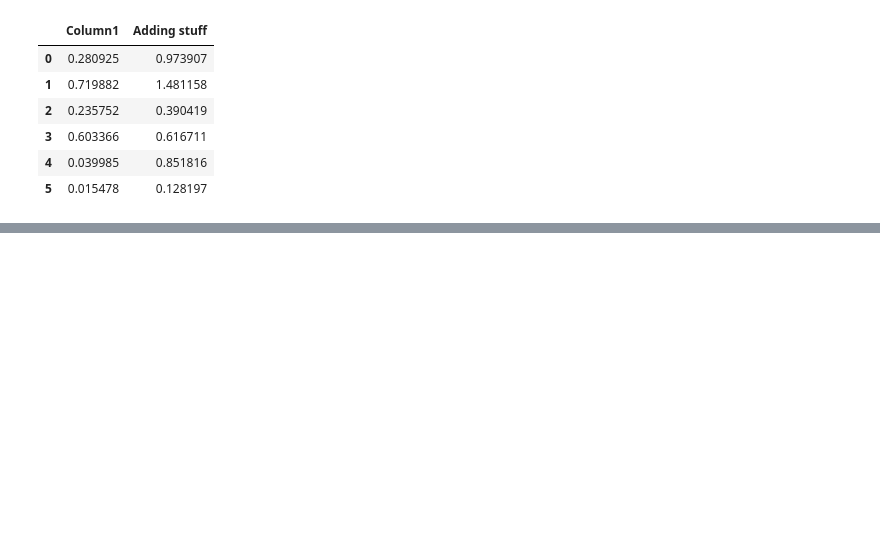
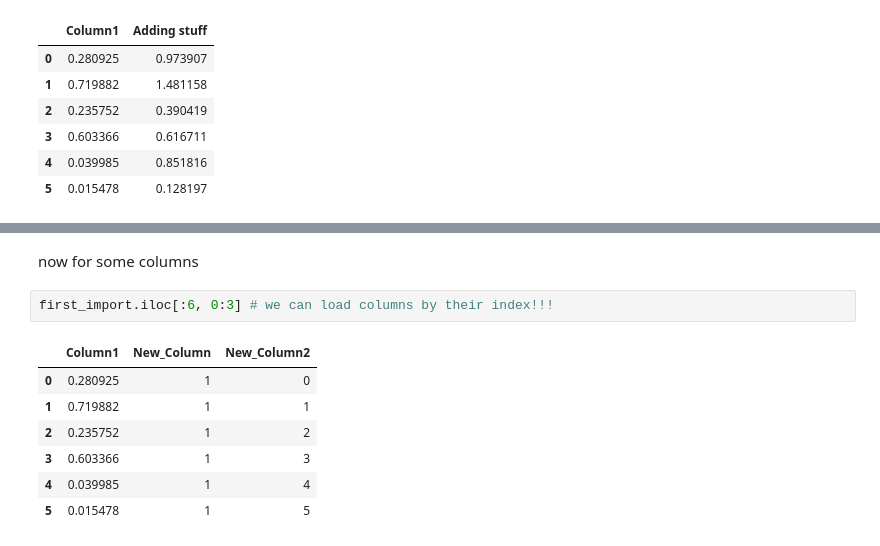
Before and after one commit to rnddave/python-for-data-analysts, a Jupyter notebook: pandas_tutorial.ipynb, the cells around one changed output, grey strips where cells are left out. Drawn from its saved outputs; the diff is of its cells as text; blank space fills up the shorter version.

```diff
--- a/pandas_tutorial.ipynb
+++ b/pandas_tutorial.ipynb
@@ -265,0 +280,12 @@ temp_import # now I have a reference to a smaller amount of data, obviously not
+# %% [markdown]
+now for some columns
+# %%
+first_import.iloc[:6, 0:3] # we can load columns by their index!!!
+# %% [output]
+|  | Column1 | New_Column | New_Column2 |
+| 0 | 0.280925 | 1 | 0 |
+| 1 | 0.719882 | 1 | 1 |
+| 2 | 0.235752 | 1 | 2 |
+| 3 | 0.603366 | 1 | 3 |
+| 4 | 0.039985 | 1 | 4 |
+| 5 | 0.015478 | 1 | 5 |
```
Also changed, not shown: parts of 3 cells of this notebook.
